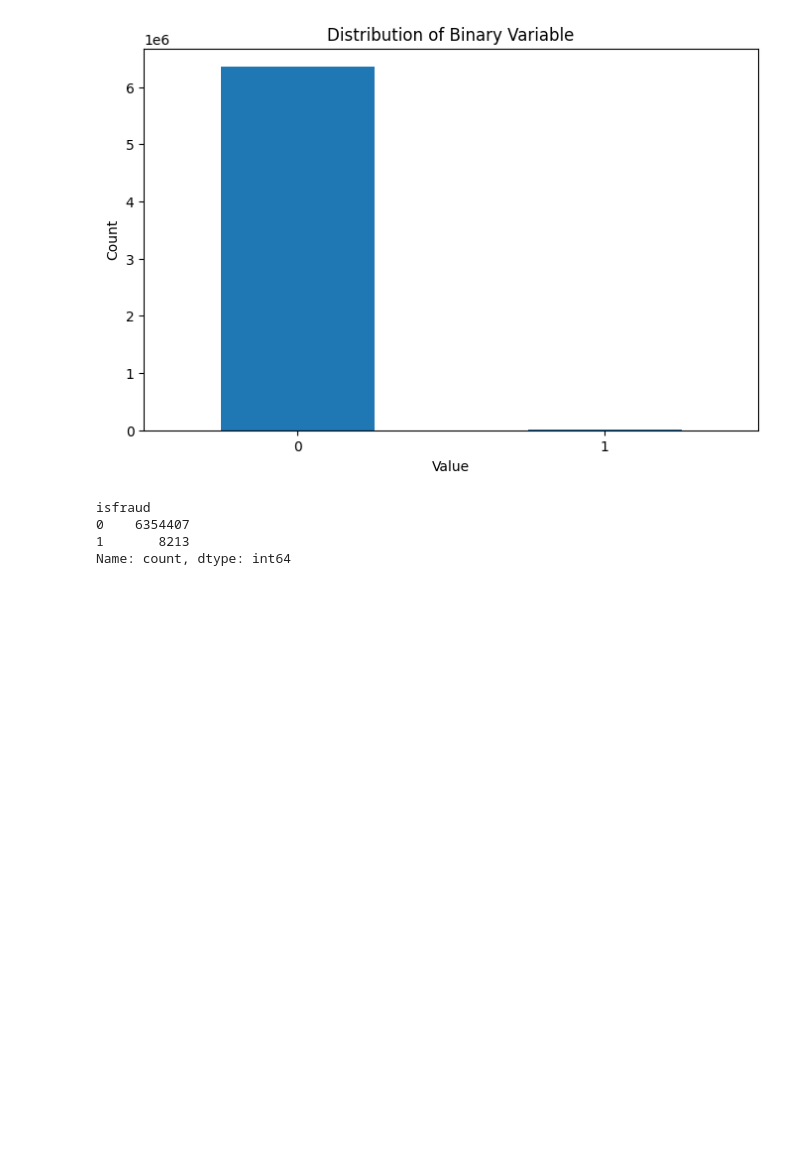
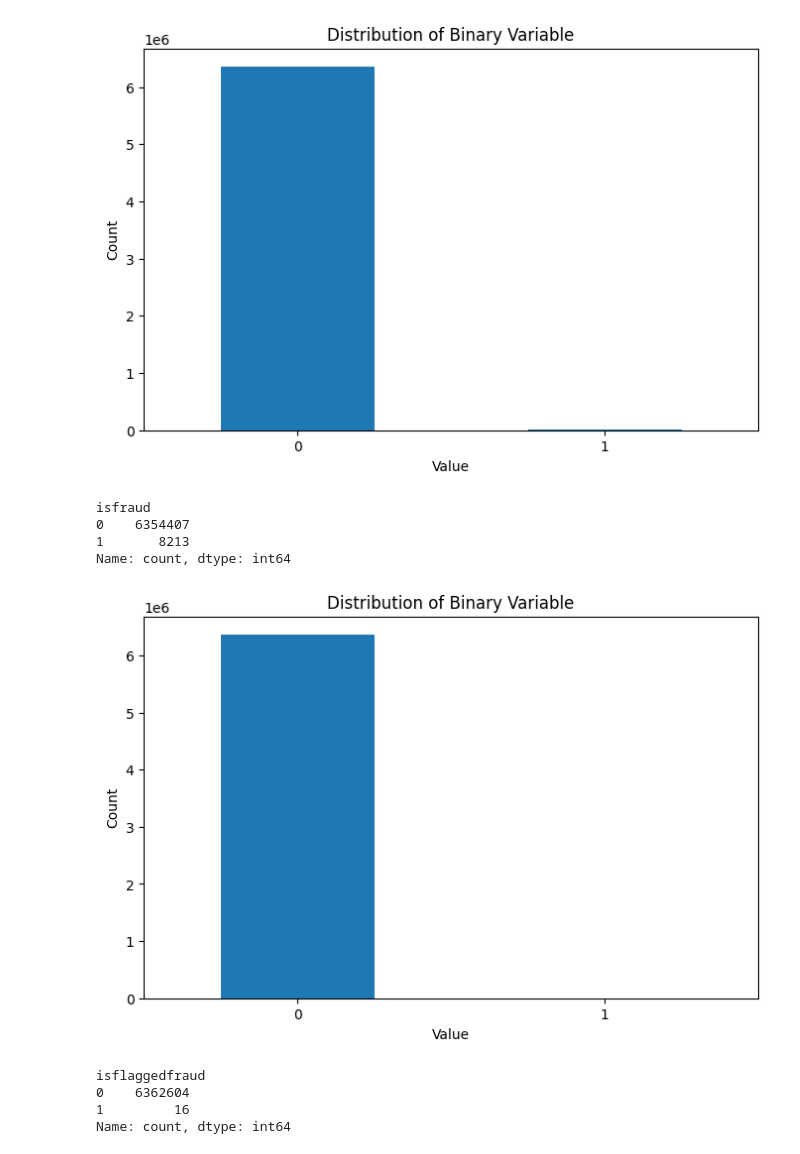
Before and after one commit to Nubily44/Prog, a Jupyter notebook: data_studies/paysim1.ipynb, the cells around one changed output. Drawn from its saved outputs; the diff is of its cells as text; code cells hidden in the pictures; blank space fills up the shorter version.

```diff
--- a/data_studies/paysim1.ipynb
+++ b/data_studies/paysim1.ipynb
@@ -99,3 +99,25 @@ isfraud
 0    6354407
 1       8213
 Name: count, dtype: int64
+# %%
+
+df["isflaggedfraud"].value_counts().sort_index().plot(
+    kind="bar",
+    figsize=(8, 5)
+)
+
+plt.xlabel("Value")
+plt.ylabel("Count")
+plt.title("Distribution of Binary Variable")
+plt.xticks(rotation=0)
+
+plt.show()
+# %% [output]
+[figure, added]
+# %%
+df['isflaggedfraud'].value_counts()
+# %% [output]
+isflaggedfraud
+0    6362604
+1         16
+Name: count, dtype: int64
```
